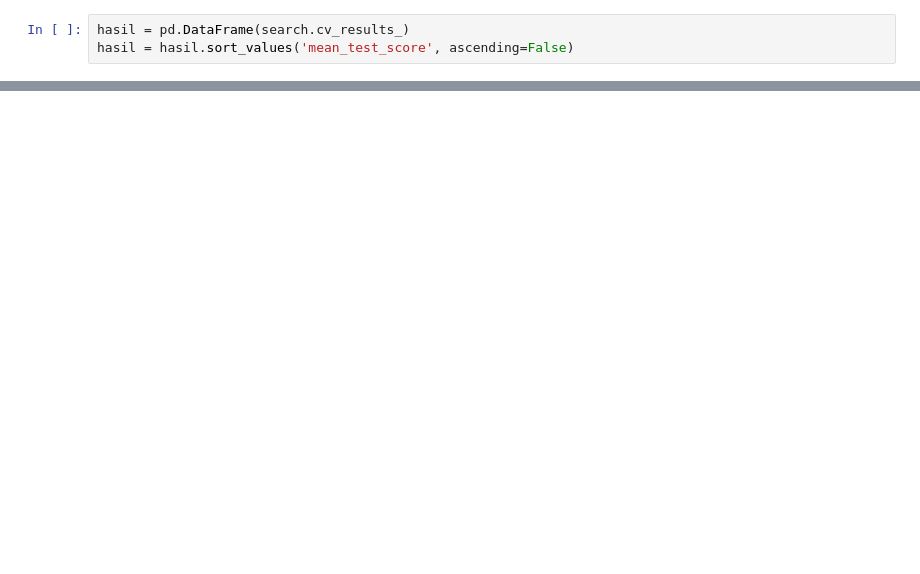
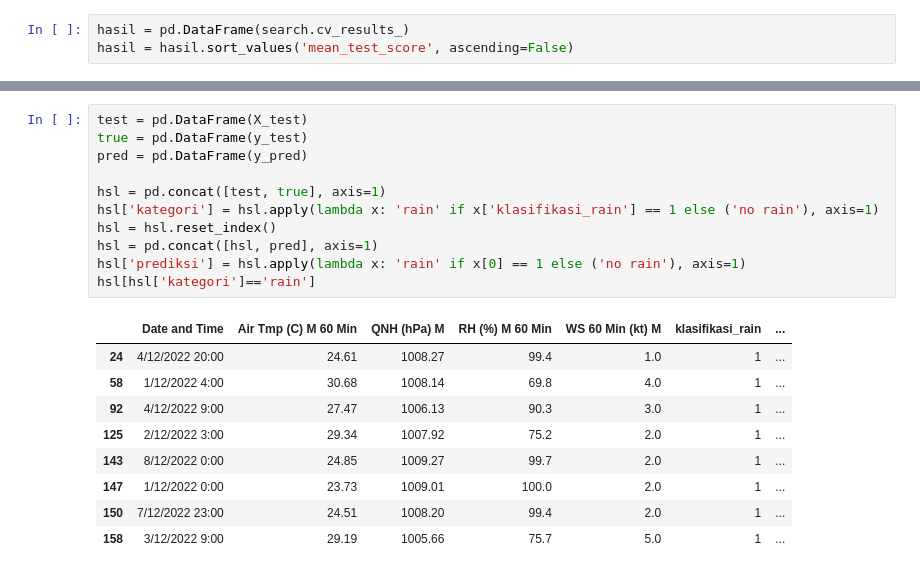
Before and after one commit to el-thobhy/rainfall-prediction, a Jupyter notebook: test_code_bmkg.ipynb, the cells around one changed output, grey strips where cells are left out. Drawn from its saved outputs; the diff is of its cells as text; blank space fills up the shorter version.

Commit message:
test dengan data baru dilihat model

```diff
--- a/test_code_bmkg.ipynb
+++ b/test_code_bmkg.ipynb
@@ -606,0 +603,21 @@ plt.show()
+# %%
+test = pd.DataFrame(X_test)
+true = pd.DataFrame(y_test)
+pred = pd.DataFrame(y_pred)
+
+hsl = pd.concat([test, true], axis=1)
+hsl['kategori'] = hsl.apply(lambda x: 'rain' if x['klasifikasi_rain'] == 1 else ('no rain'), axis=1)
+hsl = hsl.reset_index()
+hsl = pd.concat([hsl, pred], axis=1)
+hsl['prediksi'] = hsl.apply(lambda x: 'rain' if x[0] == 1 else ('no rain'), axis=1)
+hsl[hsl['kategori']=='rain']
+# %% [output]
+|  | Date and Time | Air Tmp (C) M 60 Min | QNH (hPa) M | RH (%) M 60 Min | WS 60 Min (kt) M | klasifikasi_rain | ... |
+| 24 | 4/12/2022 20:00 | 24.61 | 1008.27 | 99.4 | 1.0 | 1 | ... |
+| 58 | 1/12/2022 4:00 | 30.68 | 1008.14 | 69.8 | 4.0 | 1 | ... |
+| 92 | 4/12/2022 9:00 | 27.47 | 1006.13 | 90.3 | 3.0 | 1 | ... |
+| 125 | 2/12/2022 3:00 | 29.34 | 1007.92 | 75.2 | 2.0 | 1 | ... |
+| 143 | 8/12/2022 0:00 | 24.85 | 1009.27 | 99.7 | 2.0 | 1 | ... |
+| 147 | 1/12/2022 0:00 | 23.73 | 1009.01 | 100.0 | 2.0 | 1 | ... |
+| 150 | 7/12/2022 23:00 | 24.51 | 1008.20 | 99.4 | 2.0 | 1 | ... |
+| 158 | 3/12/2022 9:00 | 29.19 | 1005.66 | 75.7 | 5.0 | 1 | ... |
```
Also changed, not shown: parts of 10 cells of this notebook, 3 other files.
